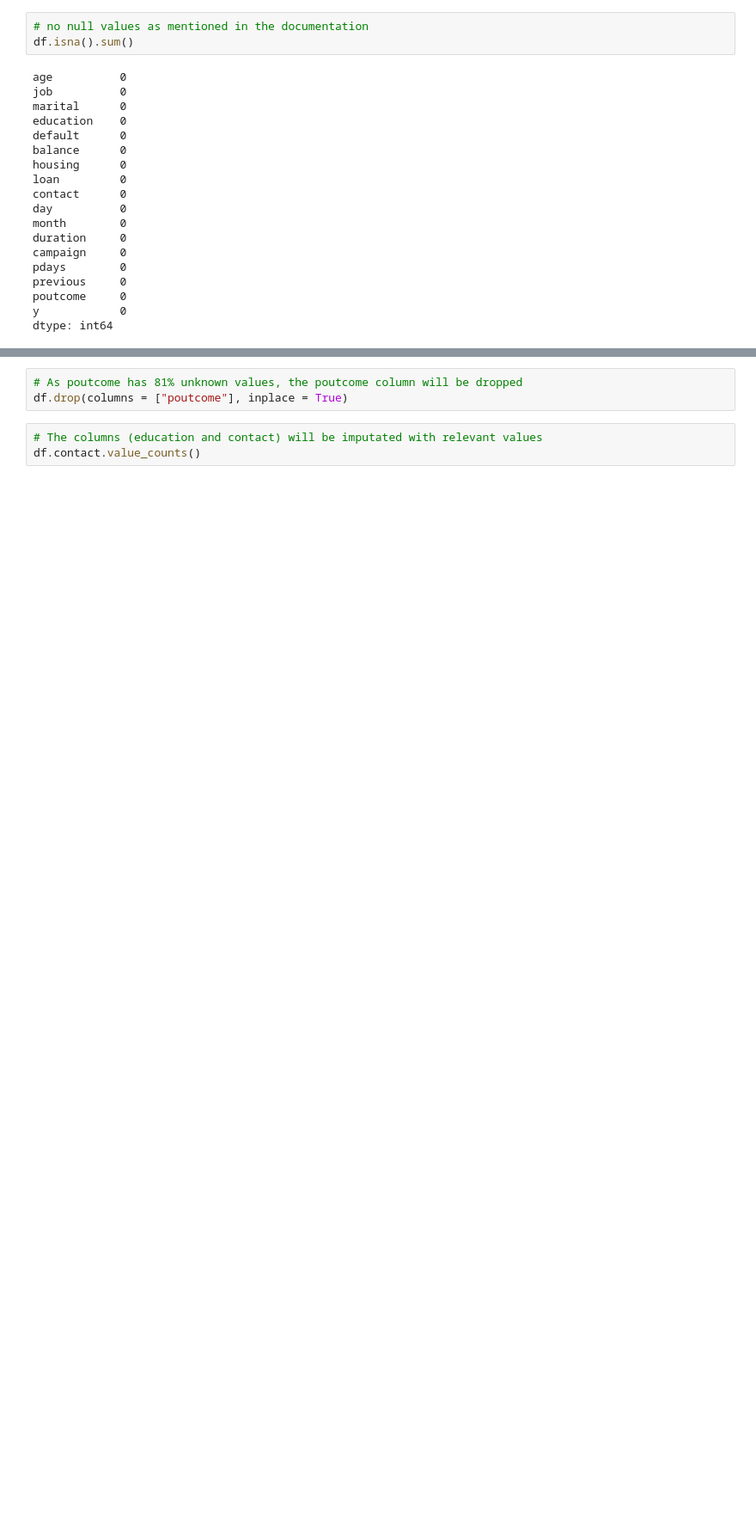
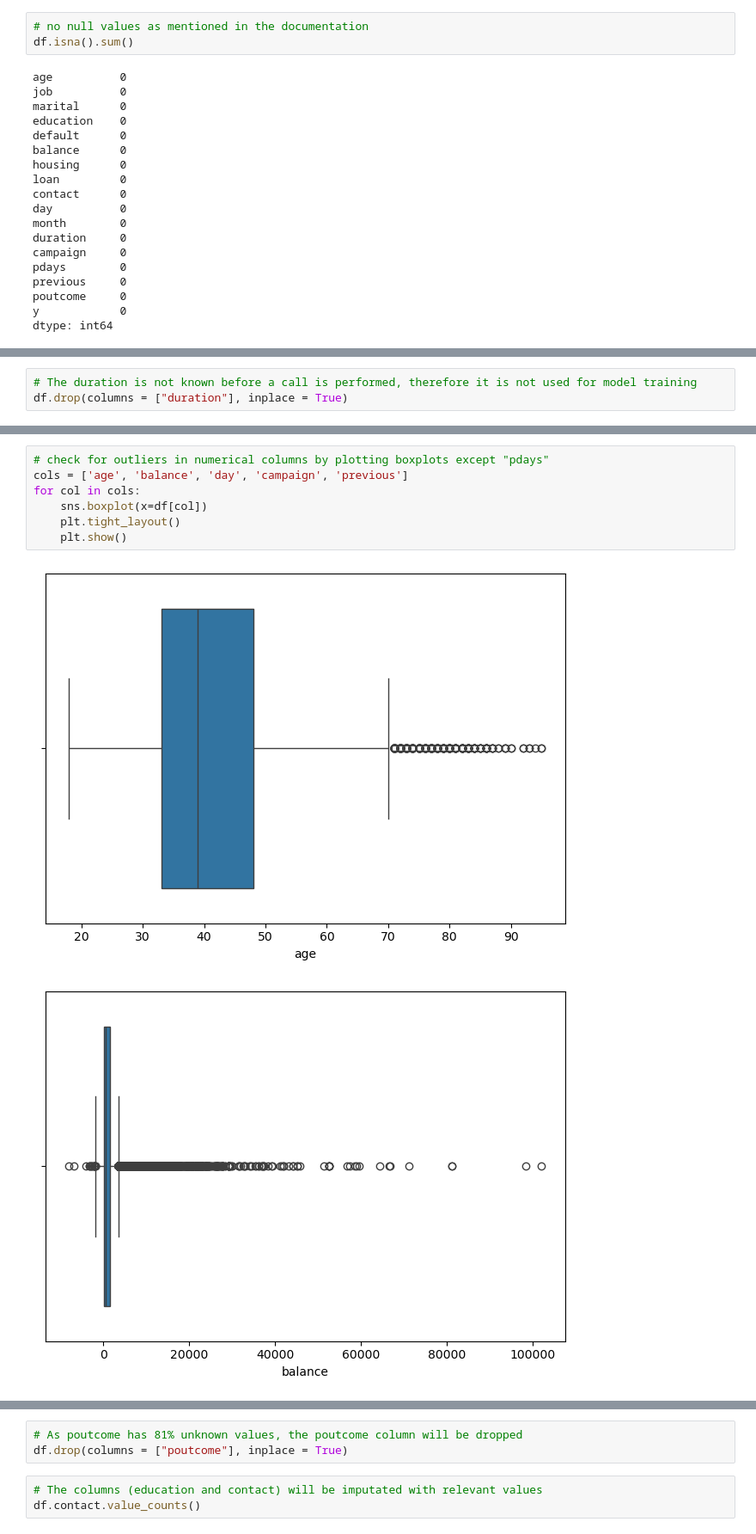
Before and after one commit to Chanidu-Edirisinghe/MachineLearningCW, a Jupyter notebook: CW.ipynb, the cells around one changed output, grey strips where cells are left out. Shown at 86% size. Drawn from its saved outputs; the diff is of its cells as text; blank space fills up the shorter version.

Commit message:
Preprocessing and training Random Forest Model

```diff
--- a/CW.ipynb
+++ b/CW.ipynb
@@ -44,0 +51,3 @@ dtype: int64
+# %%
+# The duration is not known before a call is performed, therefore it is not used for model training
+df.drop(columns = ["duration"], inplace = True)
@@ -44,0 +78,10 @@ dtype: int64
+# %%
+# check for outliers in numerical columns by plotting boxplots except "pdays"
+cols = ['age', 'balance', 'day', 'campaign', 'previous']
+for col in cols:
+    sns.boxplot(x=df[col])
+    plt.tight_layout()
+    plt.show()
+# %% [output]
+[figure, added]
+[figure, added]
```
Also changed, not shown: parts of 22 cells of this notebook.
